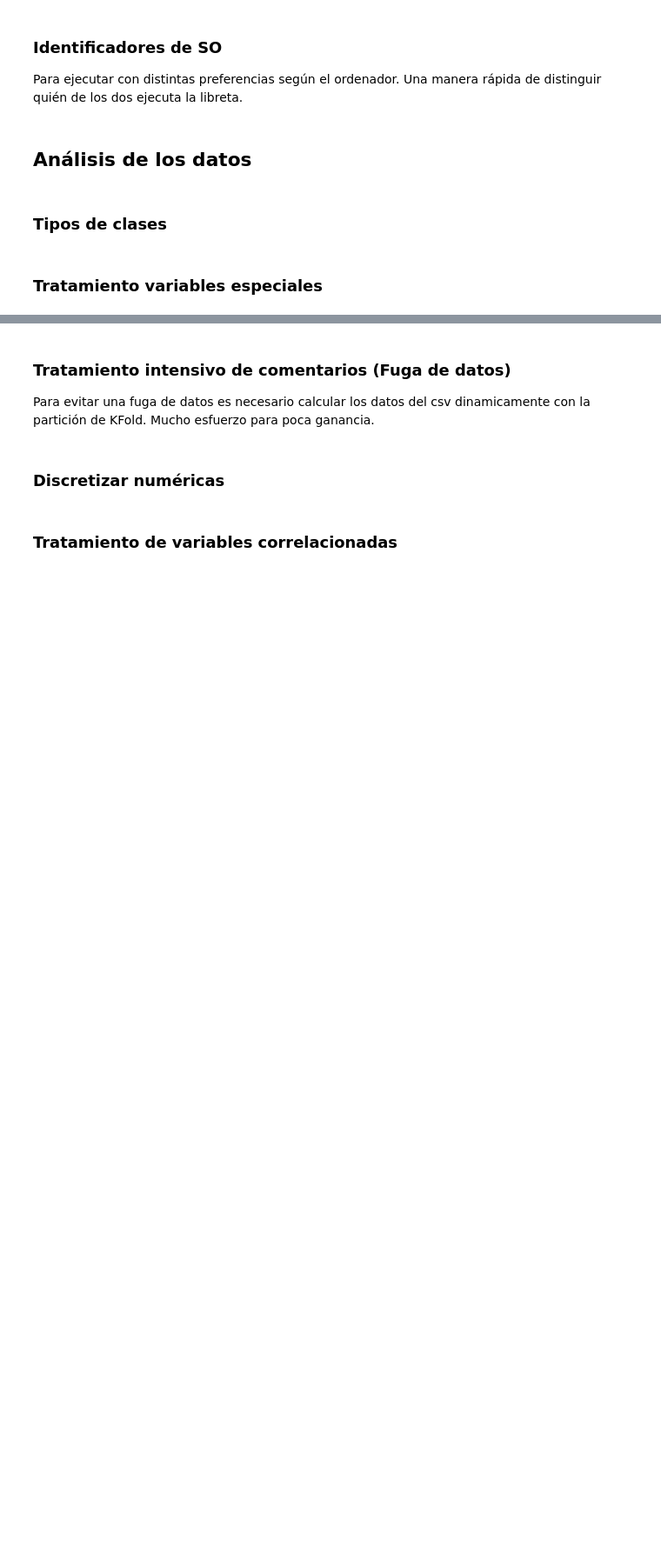
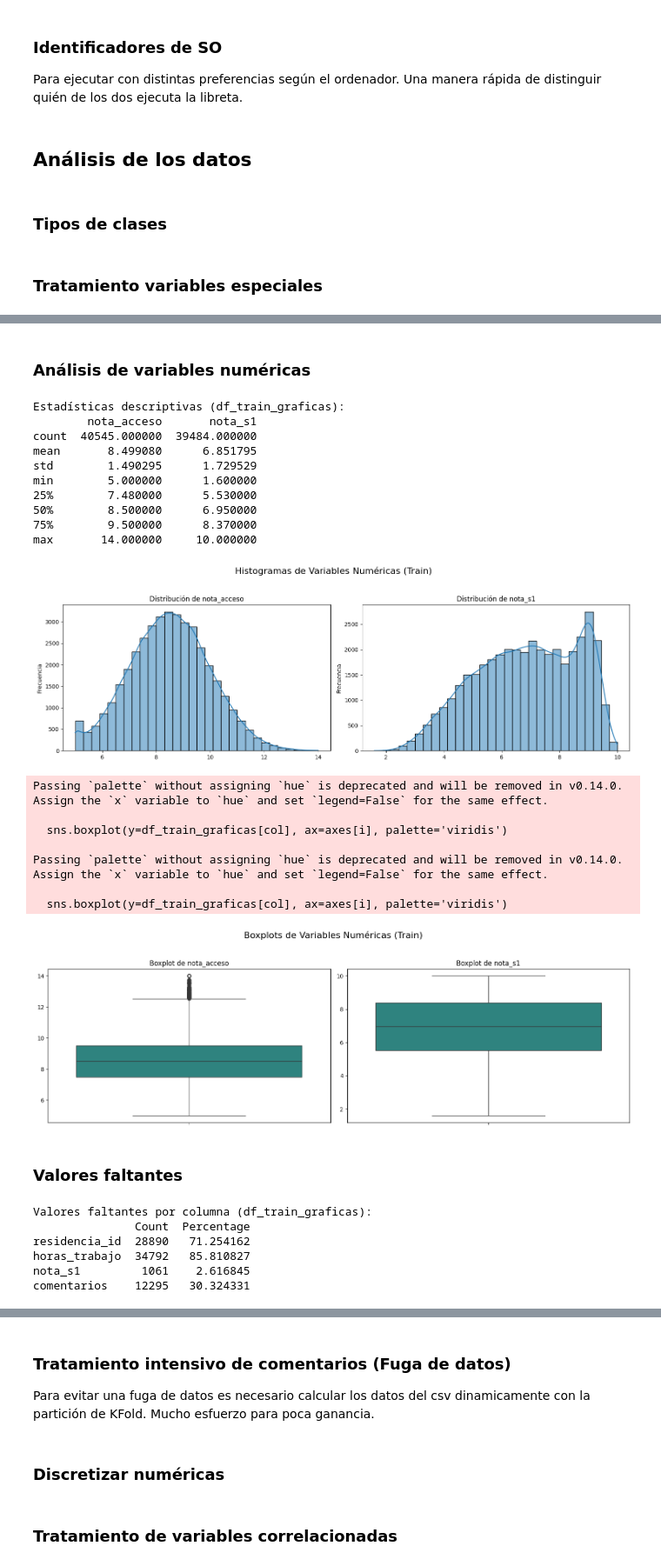
Before and after one commit to albertoPerez25/Clasificacion_Autonoma_de_Imagenes_Satelitales, a Jupyter notebook: Práctica 1 - Análisis, procesamiento y validación .ipynb, the cells around one changed output, grey strips where cells are left out. Shown at 87% size. Drawn from its saved outputs; the diff is of its cells as text; code cells hidden in the pictures; blank space fills up the shorter version.

```diff
--- a/Práctica 1 - Análisis, procesamiento y validación .ipynb
+++ b/Práctica 1 - Análisis, procesamiento y validación .ipynb
@@ -367,0 +454,78 @@ class UnificarCeroDesconocido(BaseEstimator, TransformerMixin):
+# %% [markdown]
+### Análisis de variables numéricas
+# %%
+print("\nEstadísticas descriptivas (df_train_graficas):")
+print(df_train_graficas[numerical_cols_graficas].describe())
+
+n_cols = 2
+n_rows = (len(numerical_cols_graficas) + n_cols - 1) // n_cols
+
+fig, axes = plt.subplots(n_rows, n_cols, figsize=(15, n_rows * 5))
+axes = axes.flatten()
+
+for i, col in enumerate(numerical_cols_graficas):
+    sns.histplot(df_train_graficas[col], kde=True, ax=axes[i], bins=30)
+    axes[i].set_title(f'Distribución de {col}')
+    axes[i].set_xlabel('')
+    axes[i].set_ylabel('Frecuencia')
+
+if len(numerical_cols_graficas) < len(axes):
+    for j in range(len(numerical_cols_graficas), len(axes)):
+        fig.delaxes(axes[j])
+
+plt.suptitle('Histogramas de Variables Numéricas (Train)', y=1.02, fontsize=16)
+plt.tight_layout(rect=[0, 0.03, 1, 0.98])
+plt.show()
+
+
+fig, axes = plt.subplots(n_rows, n_cols, figsize=(15, n_rows * 5))
+axes = axes.flatten()
+
+for i, col in enumerate(numerical_cols_graficas):
+    sns.boxplot(y=df_train_graficas[col], ax=axes[i], palette='viridis')
+    axes[i].set_title(f'Boxplot de {col}')
+    axes[i].set_ylabel('')
+
+
+if len(numerical_cols_graficas) < len(axes):
+    for j in range(len(numerical_cols_graficas), len(axes)):
+        fig.delaxes(axes[j])
+
+plt.suptitle('Boxplots de Variables Numéricas (Train)', y=1.02, fontsize=16)
+plt.tight_layout(rect=[0, 0.03, 1, 0.98])
+plt.show()
+# %% [output]
+Estadísticas descriptivas (df_train_graficas):
+        nota_acceso       nota_s1
+count  40545.000000  39484.000000
+mean       8.499080      6.851795
+std        1.490295      1.729529
+min        5.000000      1.600000
+25%        7.480000      5.530000
+50%        8.500000      6.950000
+75%        9.500000      8.370000
+max       14.000000     10.000000
+[figure, added]
+Passing `palette` without assigning `hue` is deprecated and will be removed in v0.14.0. Assign the `x` variable to `hue` and set `legend=False` for the same effect.
+
+  sns.boxplot(y=df_train_graficas[col], ax=axes[i], palette='viridis')
+
+Passing `palette` without assigning `hue` is deprecated and will be removed in v0.14.0. Assign the `x` variable to `hue` and set `legend=False` for the same effect.
+
+  sns.boxplot(y=df_train_graficas[col], ax=axes[i], palette='viridis')
+[figure, added]
+# %% [markdown]
+### Valores faltantes
+# %%
+print("\nValores faltantes por columna (df_train_graficas):")
+missing_train = df_train_graficas.isnull().sum()
+missing_train_perc = (missing_train / len(df_train_graficas)) * 100
+missing_train_df = pd.DataFrame({'Count': missing_train, 'Percentage': missing_train_perc})
+print(missing_train_df[missing_train_df['Count'] > 0])
+# %% [output]
+Valores faltantes por columna (df_train_graficas):
+               Count  Percentage
+residencia_id  28890   71.254162
+horas_trabajo  34792   85.810827
+nota_s1         1061    2.616845
+comentarios    12295   30.324331
```
Also changed, not shown: parts of 21 cells of this notebook, 1 other file.
